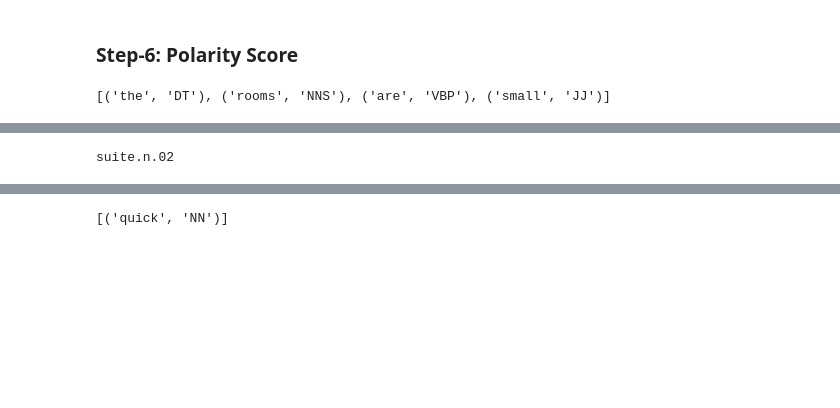
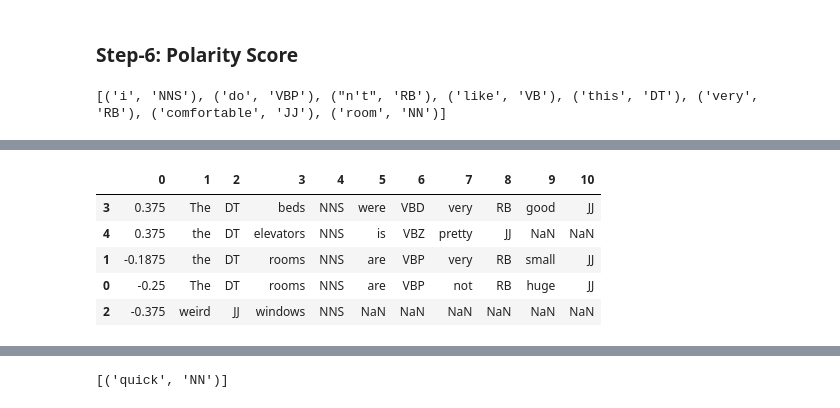
Before and after one commit to kyloop/CSC_594_AI_NLP, a Jupyter notebook: hw5_code-Copy1.ipynb, the cells around one changed output, grey strips where cells are left out. Drawn from its saved outputs; the diff is of its cells as text; code cells hidden in the pictures; blank space fills up the shorter version.

```diff
--- a/hw5_code-Copy1.ipynb
+++ b/hw5_code-Copy1.ipynb
@@ -240,26 +242,44 @@ def wn_lemmatize(token, wntag):
     returns the morphological lemma form, or None.
     """
     return wn.morphy(token, wntag)
-# %%
-review_lst2= [[('the', 'DT'), ('rooms', 'NNS'), ('are', 'VBP'), ('small', 'JJ')]]
-review_lst2[0]
-# %% [output]
-[('the', 'DT'), ('rooms', 'NNS'), ('are', 'VBP'), ('small', 'JJ')]
+# %%
+review_lst2= [[('The', 'DT'), ('roOms', 'NNS'), ('are', 'VBP'), ('Not', 'RB'), ('HUGE', 'JJ')],
+             [('the', 'DT'), ('rooms', 'NNS'), ('are', 'VBP'), ('very', 'RB'), ('small', 'JJ')],
+             [('weird', 'JJ'), ('windows', 'NNS')],
+             [('The', 'DT'), ('beds', 'NNS'), ('were', 'VBD'), ('very', 'RB'), ('good', 'JJ')],
+             [('the', 'DT'), ('elevators', 'NNS'), ('is', 'VBZ'), ('pretty', 'JJ')]]
+# %%
+sent=nltk.pos_tag(nltk.word_tokenize("i don't like this very comfortable room"))
+print(sent)
+# %% [output]
+[('i', 'NNS'), ('do', 'VBP'), ("n't", 'RB'), ('like', 'VB'), ('this', 'DT'), ('very', 'RB'), ('comfortable', 'JJ'), ('room', 'NN')]
 # %%
+import nltk
 from nltk.corpus import sentiwordnet as swn
+stopwords = nltk.corpus.stopwords.words('english')
+negcontractions = ["n't", "'t"]
+negwords = ['not', 'no', "nor"]
+df_lst = [0 for item in range(len(review_lst2))]
 
+cnt=0
+for tups in review_lst2:
+    lst=[]
+    tot_pscore=0
+    word_cnt=0
+    for i in range(len(tups)):
+        print(tups[i])
+        tups[i]=list(tups[i])
+        w=tups[i][0].lower()
+        tag=tups[i][1]
 
-for tups in review_lst2:
-    tot_pscore=0
-    for tup in tups:
-        w=tup[0]
-        tag=tup[1]
-
+        if w in negcontractions:
+            w="not"
 
         # a word is a tuple (w, tag) such as ('bathrooms', 'NNS')
         wntag = to_wntag(tag)
-        if wntag is not None: # in WordNet, either noun/verb/adj/adv
-
+        if wntag is not None and (w not in stopwords or w in negwords): # in WordNet, either noun/verb/adj/adv
+            tups[i][0] = w
+            word_cnt+=1
             lemma = wn_lemmatize(w, wntag) #lemmatize token
             print("1",lemma)
             if lemma is None:
@@ -280,5 +300,21 @@ for tups in review_lst2:
             pscore = swn_synset.pos_score() - swn_synset.neg_score() #polarity score for the word
             print("5",pscore)
             tot_pscore+=pscore
-    print(tot_pscore/len(tups),"," ,tups)
+            tups[i]=tuple(tups[i])
+            lst.append(tups[i][0])
+            lst.append(tups[i][1])
+        else:
+            tups[i]=tuple(tups[i])
+            lst.append(tups[i][0])
+            lst.append(tups[i][1])
+
+    lst=[tot_pscore/word_cnt]+lst
+    df_lst[cnt] = lst
+    cnt+=1
+
+    print(tot_pscore/word_cnt,"," ,tups)
+df = pd.DataFrame({ i:pd.Series(value) for i, value in enumerate(df_lst) })
+df = df.T
+df=df.sort_values(by=[0,1,3,5,7,9], ascending=[False,True,True,True,True,True])
+df
 # %% [output]
@@ -301,4 +338,6 @@ for tups in review_lst2:
+|  | 0 | 1 | 2 | 3 | 4 | 5 | 6 | 7 | 8 | 9 | 10 |
+| 3 | 0.375 | The | DT | beds | NNS | were | VBD | very | RB | good | JJ |
+| 4 | 0.375 | the | DT | elevators | NNS | is | VBZ | pretty | JJ | NaN | NaN |
+| 1 | -0.1875 | the | DT | rooms | NNS | are | VBP | very | RB | small | JJ |
+| 0 | -0.25 | The | DT | rooms | NNS | are | VBP | not | RB | huge | JJ |
+| 2 | -0.375 | weird | JJ | windows | NNS | NaN | NaN | NaN | NaN | NaN | NaN |
-# %%
-print(synset.name())
-# %% [output]
-suite.n.02
```
Also changed, not shown: parts of 8 cells of this notebook.
